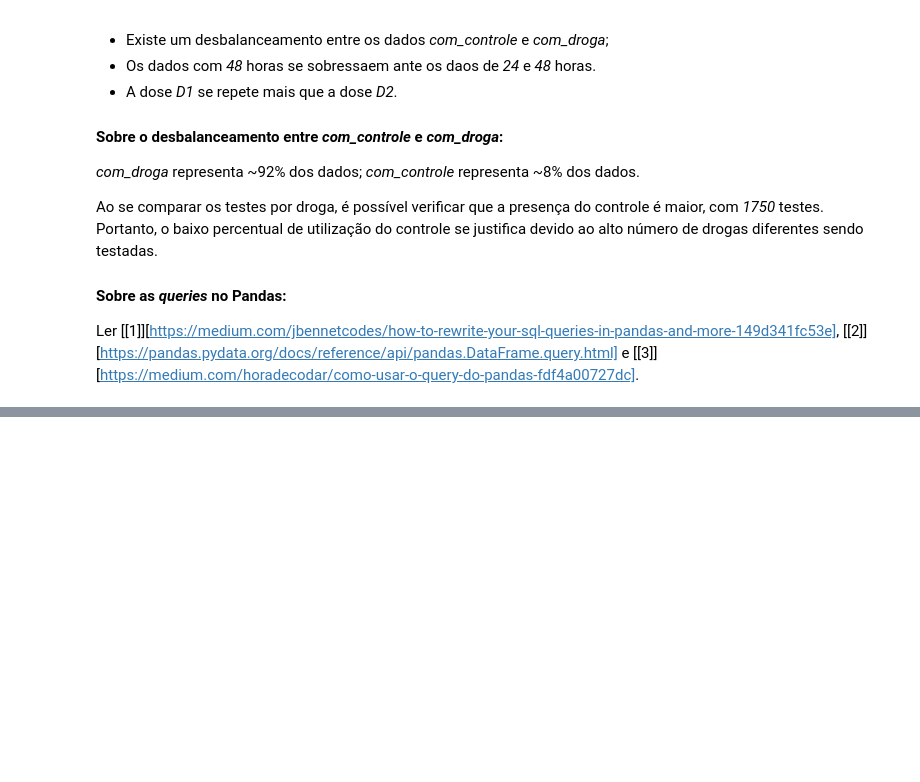
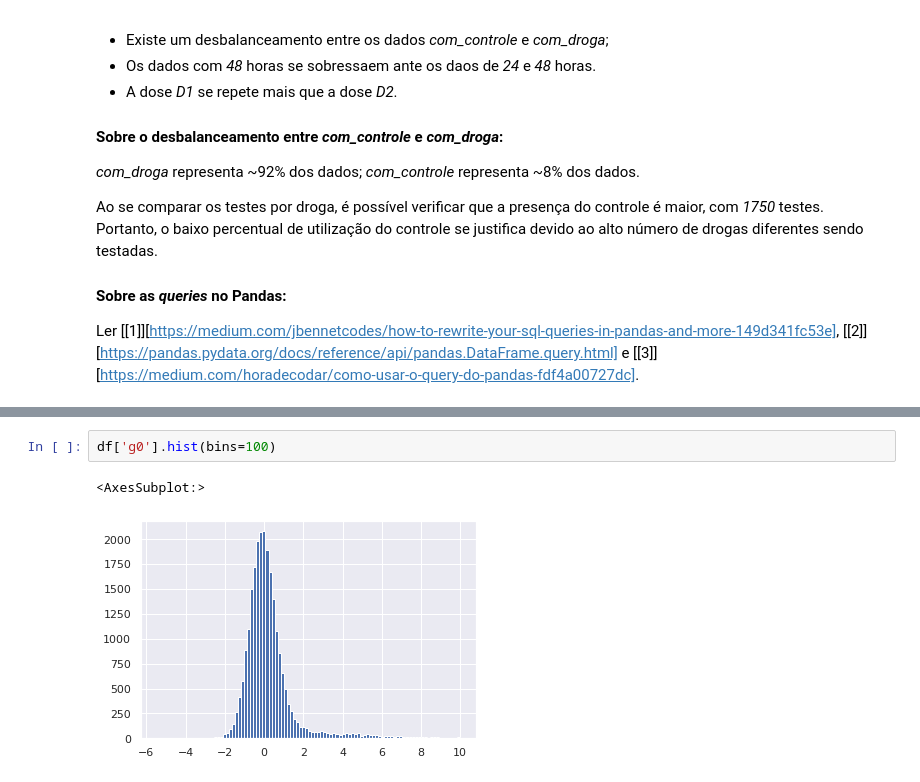
Before and after one commit to uesleisutil/ImersaoDados, a Jupyter notebook: imersao.ipynb, the cells around one changed output, grey strips where cells are left out. Saved outputs shown, nothing was run; the diff lists cells and outputs as text; blank space fills up the shorter version.

```diff
--- a/imersao.ipynb
+++ b/imersao.ipynb
@@ -177,0 +219,5 @@ Ler [[1]][https://medium.com/jbennetcodes/how-to-rewrite-your-sql-queries-in-pan
+# %%
+df['g0'].hist(bins=100)
+# %% [output]
+<AxesSubplot:>
+[figure, added]
```
Also changed, not shown: parts of 15 cells of this notebook.
